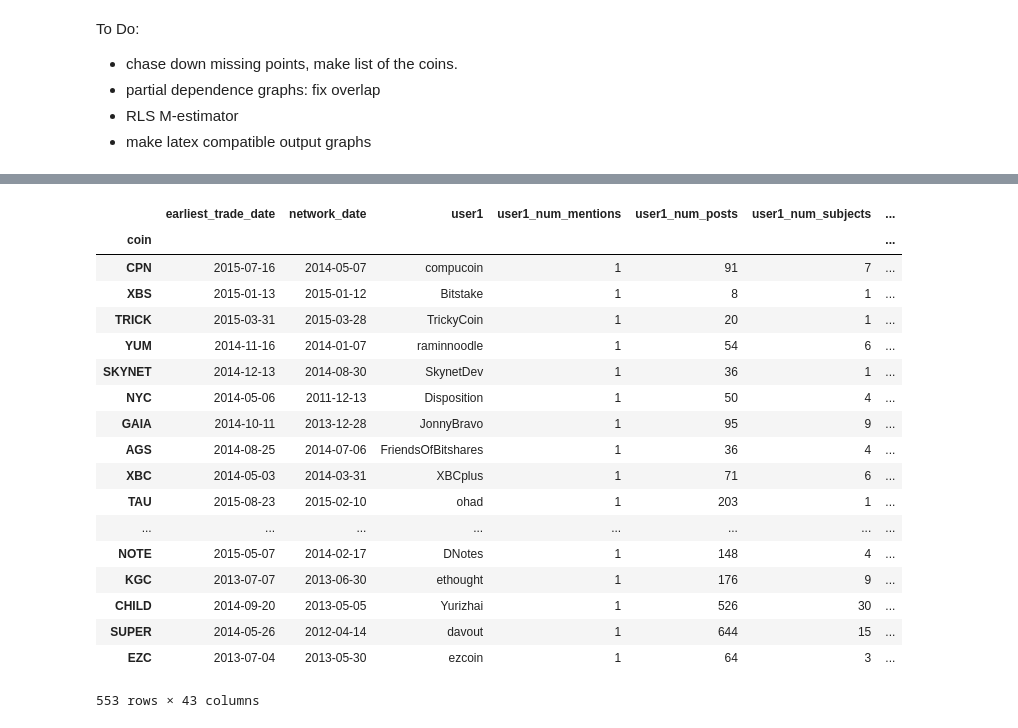
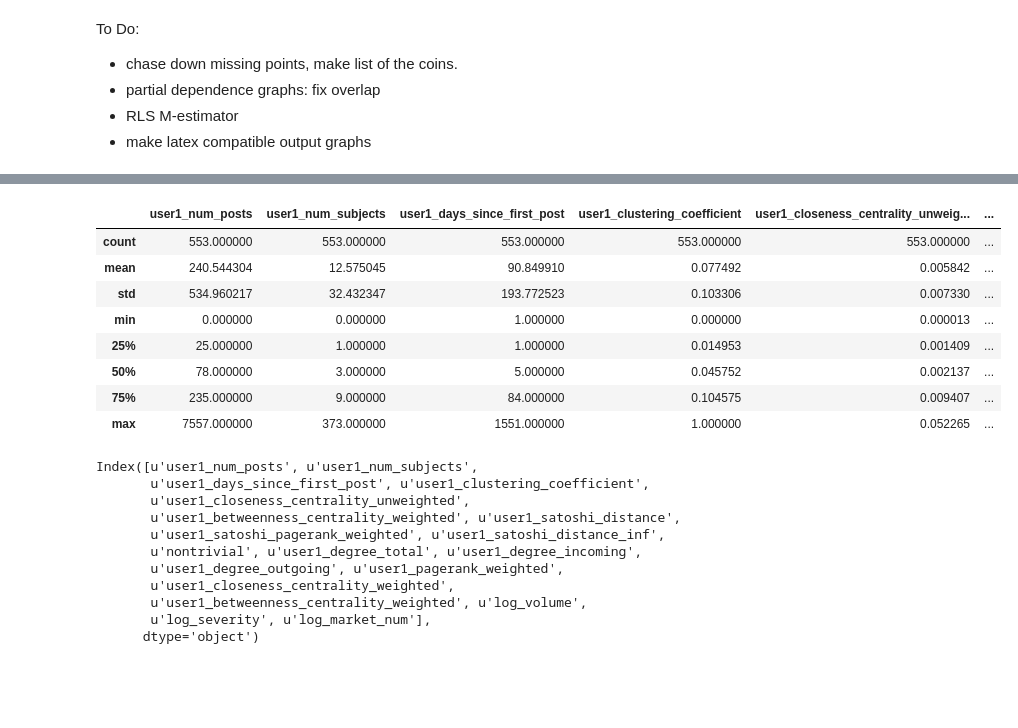
Before and after one commit to nikete/Comunity-Structure-Extremely-Speculative-Asset-Dynamics, a Jupyter notebook: coin introducers forum network position partially predicts magnitude and intensity of bubbles .ipynb, the cells around one changed output, grey strips where cells are left out. Cells and saved outputs as stored; diff of their text form; code cells hidden in the pictures; blank space fills up the shorter version.

Commit message:
giving up food for funk
we now understand the data bug

```diff
--- a/coin introducers forum network position partially predicts magnitude and intensity of bubbles .ipynb
+++ b/coin introducers forum network position partially predicts magnitude and intensity of bubbles .ipynb
@@ -41,8 +41,8 @@ degree_vars = ['user1_degree_total',
            'user1_degree_incoming', 'user1_degree_outgoing',]
 
 graph_vars=       ['user1_clustering_coefficient',
-           'user1_closeness_centrality_unweighted',
-                   'user1_betweenness_centrality_weighted']
+                    'user1_closeness_centrality_unweighted']
+              #     'user1_betweenness_centrality_unweighted']
 
 #           'user1_closeness_centrality_incoming_unweighted',
 #           'user1_closeness_centrality_outgoing_unweighted']
@@ -51,12 +51,15 @@ satoshi_vars=       ['user1_satoshi_distance',
             'user1_satoshi_pagerank_weighted',
             'user1_satoshi_distance_inf']
 
-weighted_vars=       [ 'user1_pagerank_weighted','user1_closeness_centrality_weighted',
-                        'user1_betweenness_centrality_weighted',]
+weighted_vars=       [ 'user1_pagerank_weighted',
+                      'user1_closeness_centrality_weighted',
+                    'user1_betweenness_centrality_weighted',]
 #           'user1_closeness_centrality_incoming_weighted',
 #           'user1_closeness_centrality_outgoing_weighted']
 
-interacted_technical = ['user1_closeness_centrality_unweighted:nontrivial','user1_betweenness_centrality_unweighted:nontrivial']
+interacted_technical = ['user1_closeness_centrality_weighted:nontrivial',
+                        'user1_betweenness_centrality_weighted:nontrivial',
+                       'user1_clustering_coefficient:nontrivial']
 
 technical_vars = ['nontrivial']
 
@@ -869,24 +873,14 @@ network_data = pd.read_csv( 'data/directed_unlimited/unmodified_symbol_and_name_
 # %%
 sns.lmplot('user1_betweenness_centrality_weighted','user1_betweenness_centrality_weighted', network_data)
 # %%
-data
+data.describe()
 # %% [output]
-|  | earliest_trade_date | network_date | user1 | user1_num_mentions | user1_num_posts | user1_num_subjects | ... |
-| coin |  |  |  |  |  |  | ... |
-| CPN | 2015-07-16 | 2014-05-07 | compucoin | 1 | 91 | 7 | ... |
-| XBS | 2015-01-13 | 2015-01-12 | Bitstake | 1 | 8 | 1 | ... |
-| TRICK | 2015-03-31 | 2015-03-28 | TrickyCoin | 1 | 20 | 1 | ... |
-| YUM | 2014-11-16 | 2014-01-07 | raminnoodle | 1 | 54 | 6 | ... |
-| SKYNET | 2014-12-13 | 2014-08-30 | SkynetDev | 1 | 36 | 1 | ... |
-| NYC | 2014-05-06 | 2011-12-13 | Disposition | 1 | 50 | 4 | ... |
-| GAIA | 2014-10-11 | 2013-12-28 | JonnyBravo | 1 | 95 | 9 | ... |
-| AGS | 2014-08-25 | 2014-07-06 | FriendsOfBitshares | 1 | 36 | 4 | ... |
-| XBC | 2014-05-03 | 2014-03-31 | XBCplus | 1 | 71 | 6 | ... |
-| TAU | 2015-08-23 | 2015-02-10 | ohad | 1 | 203 | 1 | ... |
-| ... | ... | ... | ... | ... | ... | ... | ... |
-| NOTE | 2015-05-07 | 2014-02-17 | DNotes | 1 | 148 | 4 | ... |
-| KGC | 2013-07-07 | 2013-06-30 | ethought | 1 | 176 | 9 | ... |
-| CHILD | 2014-09-20 | 2013-05-05 | Yurizhai | 1 | 526 | 30 | ... |
-| SUPER | 2014-05-26 | 2012-04-14 | davout | 1 | 644 | 15 | ... |
-| EZC | 2013-07-04 | 2013-05-30 | ezcoin | 1 | 64 | 3 | ... |
+|  | user1_num_posts | user1_num_subjects | user1_days_since_first_post | user1_clustering_coefficient | user1_closeness_centrality_unweig... | ... |
+| count | 553.000000 | 553.000000 | 553.000000 | 553.000000 | 553.000000 | ... |
+| mean | 240.544304 | 12.575045 | 90.849910 | 0.077492 | 0.005842 | ... |
+| std | 534.960217 | 32.432347 | 193.772523 | 0.103306 | 0.007330 | ... |
+| min | 0.000000 | 0.000000 | 1.000000 | 0.000000 | 0.000013 | ... |
+| 25% | 25.000000 | 1.000000 | 1.000000 | 0.014953 | 0.001409 | ... |
+| 50% | 78.000000 | 3.000000 | 5.000000 | 0.045752 | 0.002137 | ... |
+| 75% | 235.000000 | 9.000000 | 84.000000 | 0.104575 | 0.009407 | ... |
+| max | 7557.000000 | 373.000000 | 1551.000000 | 1.000000 | 0.052265 | ... |
-553 rows × 43 columns
@@ -894,0 +887,14 @@ len(independent_vars)
+# %%
+data.columns
+# %% [output]
+Index([u'user1_num_posts', u'user1_num_subjects',
+       u'user1_days_since_first_post', u'user1_clustering_coefficient',
+       u'user1_closeness_centrality_unweighted',
+       u'user1_betweenness_centrality_weighted', u'user1_satoshi_distance',
+       u'user1_satoshi_pagerank_weighted', u'user1_satoshi_distance_inf',
+       u'nontrivial', u'user1_degree_total', u'user1_degree_incoming',
+       u'user1_degree_outgoing', u'user1_pagerank_weighted',
+       u'user1_closeness_centrality_weighted',
+       u'user1_betweenness_centrality_weighted', u'log_volume',
+       u'log_severity', u'log_market_num'],
+      dtype='object')
```
Also changed, not shown: parts of 7 cells of this notebook, 14 other files.
